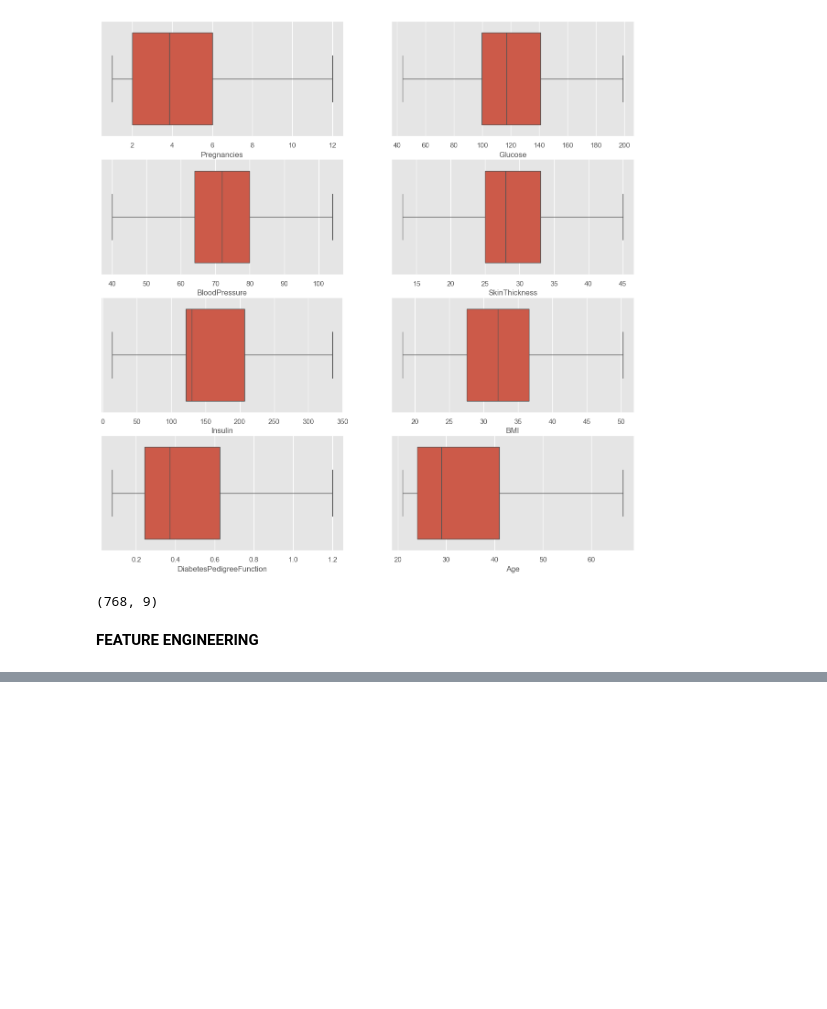
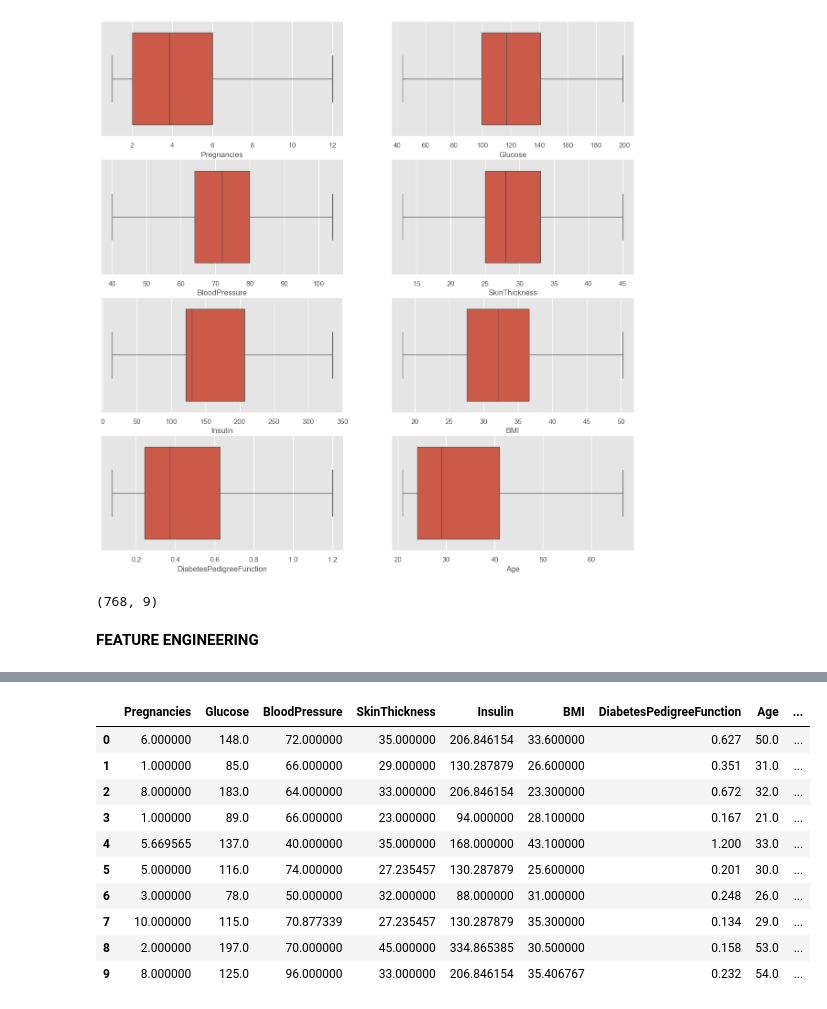
Before and after one commit to keerthi932/Data_Science_Projects, a Jupyter notebook: Diabetes/advanced_method.ipynb, the cells around one changed output, grey strips where cells are left out. Cells and saved outputs as stored; diff of their text form; code cells hidden in the pictures; blank space fills up the shorter version.

```diff
--- a/Diabetes/advanced_method.ipynb
+++ b/Diabetes/advanced_method.ipynb
@@ -424,3 +424,6 @@ diabet_df.shape
 (768, 9)
 # %% [markdown]
 **FEATURE ENGINEERING**
+# %%
+bmi_values= pd.Series(['UnderWeight', 'Normal', 'OverWeight', 'Obesity 1', 'Obesity 2', 'Obesity 3'], dtype= 'category')
+print(bmi_values)
@@ -426,0 +439,8 @@ diabet_df.shape
+# %%
+diabet_df['BMI_Category']= bmi_values
+diabet_df.loc[diabet_df.BMI<= 18.5, 'BMI_Category']= bmi_values[0]
+diabet_df.loc[(diabet_df.BMI> 18.5) & (diabet_df.BMI<= 24.9), 'BMI_Category']= bmi_values[1]
+diabet_df.loc[(diabet_df.BMI> 24.9) & (diabet_df.BMI<= 29.9), 'BMI_Category']= bmi_values[2]
+diabet_df.loc[(diabet_df.BMI> 29.9) & (diabet_df.BMI<= 34.9), 'BMI_Category']= bmi_values[3]
+diabet_df.loc[(diabet_df.BMI> 34.9) & (diabet_df.BMI<= 39.9), 'BMI_Category']= bmi_values[4]
+diabet_df.loc[diabet_df.BMI> 39.9, 'BMI_Category']= bmi_values[5]
@@ -426,0 +458,18 @@ diabet_df.shape
+# %%
+diabet_df['Insulin_Category']= pd.Series()
+diabet_df.loc[(diabet_df.Insulin>= 16) & (diabet_df.Insulin<= 166), 'Insulin_Category']= 'Normal'
+diabet_df.loc[(diabet_df.Insulin< 16) | (diabet_df.Insulin> 166), 'Insulin_Category']= 'Abnormal'
+# %%
+diabet_df.head(10)
+# %% [output]
+|  | Pregnancies | Glucose | BloodPressure | SkinThickness | Insulin | BMI | DiabetesPedigreeFunction | Age | ... |
+| 0 | 6.000000 | 148.0 | 72.000000 | 35.000000 | 206.846154 | 33.600000 | 0.627 | 50.0 | ... |
+| 1 | 1.000000 | 85.0 | 66.000000 | 29.000000 | 130.287879 | 26.600000 | 0.351 | 31.0 | ... |
+| 2 | 8.000000 | 183.0 | 64.000000 | 33.000000 | 206.846154 | 23.300000 | 0.672 | 32.0 | ... |
+| 3 | 1.000000 | 89.0 | 66.000000 | 23.000000 | 94.000000 | 28.100000 | 0.167 | 21.0 | ... |
+| 4 | 5.669565 | 137.0 | 40.000000 | 35.000000 | 168.000000 | 43.100000 | 1.200 | 33.0 | ... |
+| 5 | 5.000000 | 116.0 | 74.000000 | 27.235457 | 130.287879 | 25.600000 | 0.201 | 30.0 | ... |
+| 6 | 3.000000 | 78.0 | 50.000000 | 32.000000 | 88.000000 | 31.000000 | 0.248 | 26.0 | ... |
+| 7 | 10.000000 | 115.0 | 70.877339 | 27.235457 | 130.287879 | 35.300000 | 0.134 | 29.0 | ... |
+| 8 | 2.000000 | 197.0 | 70.000000 | 45.000000 | 334.865385 | 30.500000 | 0.158 | 53.0 | ... |
+| 9 | 8.000000 | 125.0 | 96.000000 | 33.000000 | 206.846154 | 35.406767 | 0.232 | 54.0 | ... |
```
Also changed, not shown: parts of 15 cells of this notebook.
